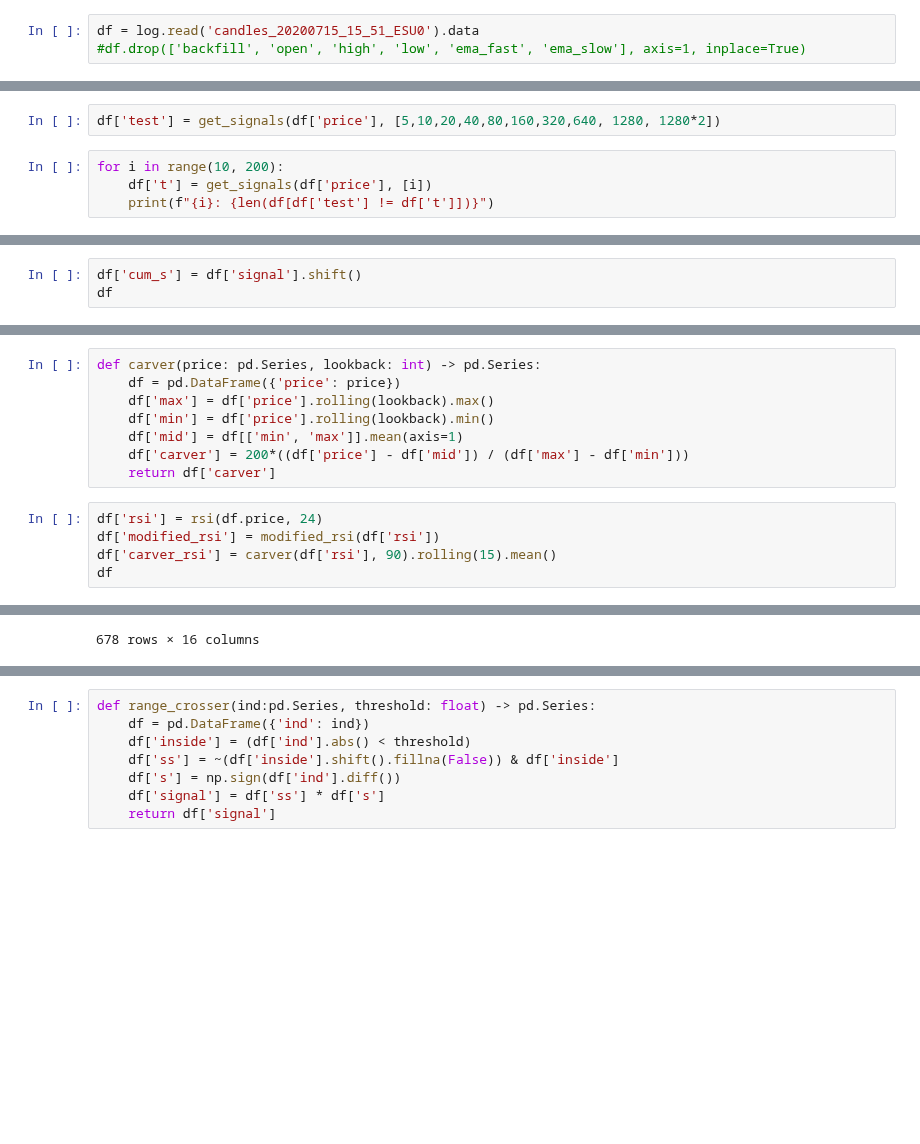
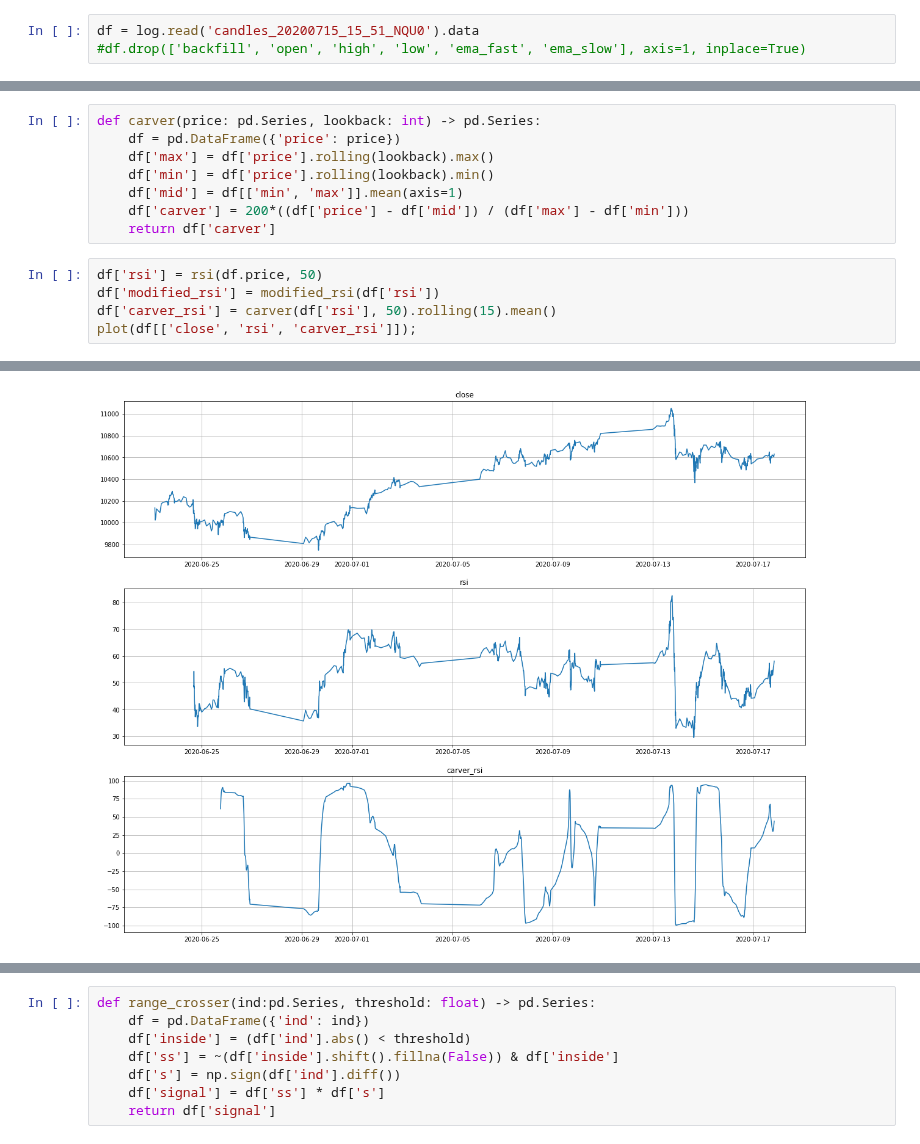
Before and after one commit to t1user/haymaker, a Jupyter notebook: notebooks/42_basic_strategy_enhancements.ipynb, the cells around one changed output, grey strips where cells are left out. Cells and saved outputs as stored; diff of their text form; blank space fills up the shorter version.

```diff
--- a/notebooks/42_basic_strategy_enhancements.ipynb
+++ b/notebooks/42_basic_strategy_enhancements.ipynb
@@ -44,3 +53,3 @@ log.list_symbols()
 # %%
-df = log.read('candles_20200715_15_51_ESU0').data
+df = log.read('candles_20200715_15_51_NQU0').data
 #df.drop(['backfill', 'open', 'high', 'low', 'ema_fast', 'ema_slow'], axis=1, inplace=True)
@@ -68,6 +55,0 @@ df.tail(20)
-# %%
-df['test'] = get_signals(df['price'], [5,10,20,40,80,160,320,640, 1280, 1280*2])
-# %%
-for i in range(10, 200):
-    df['t'] = get_signals(df['price'], [i])
-    print(f"{i}: {len(df[df['test'] != df['t']])}")
@@ -92,3 +55,0 @@ for i in range(10, 200):
-# %%
-df['cum_s'] = df['signal'].shift()
-df
@@ -175,8 +74,8 @@ def carver(price: pd.Series, lookback: int) -> pd.Series:
     df['carver'] = 200*((df['price'] - df['mid']) / (df['max'] - df['min']))
     return df['carver']
 # %%
-df['rsi'] = rsi(df.price, 24)
+df['rsi'] = rsi(df.price, 50)
 df['modified_rsi'] = modified_rsi(df['rsi'])
-df['carver_rsi'] = carver(df['rsi'], 90).rolling(15).mean()
-df
+df['carver_rsi'] = carver(df['rsi'], 50).rolling(15).mean()
+plot(df[['close', 'rsi', 'carver_rsi']]);
 # %% [output]
@@ -196 +82 @@ df
-678 rows × 16 columns
+[figure, added]
```
Also changed, not shown: parts of 21 cells of this notebook, 23 other files.
